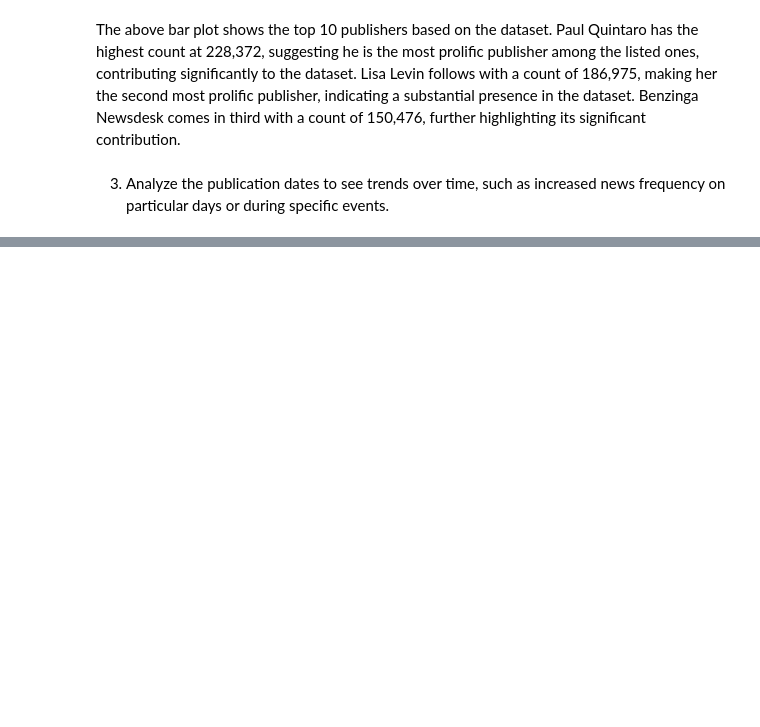
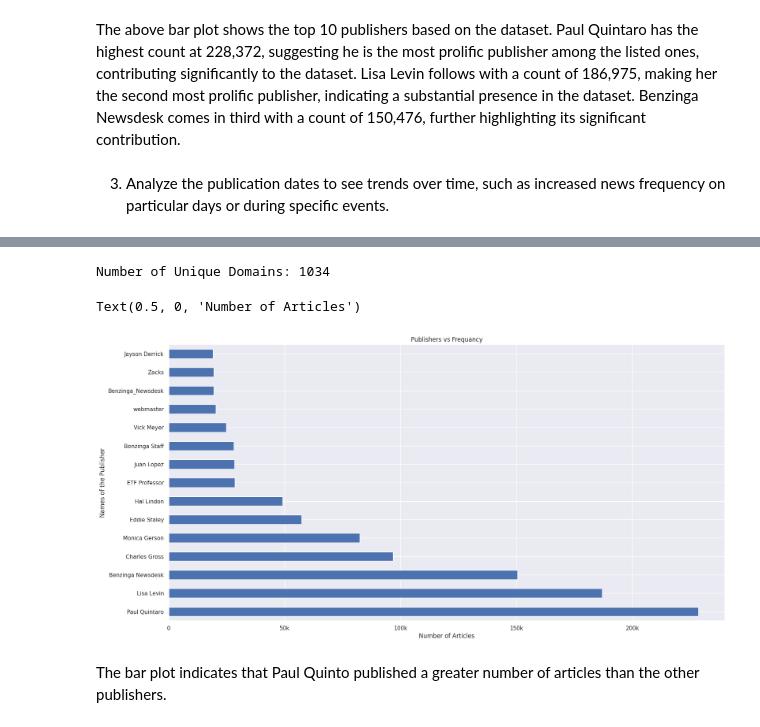
Before and after one commit to der-bew/10ac_week1, a Jupyter notebook: notebooks/Stock_EDA.ipynb, the cells around one changed output, grey strips where cells are left out. Saved outputs shown, nothing was run; the diff lists cells and outputs as text; code cells hidden in the pictures; blank space fills up the shorter version.

```diff
--- a/notebooks/Stock_EDA.ipynb
+++ b/notebooks/Stock_EDA.ipynb
@@ -193,0 +231,23 @@ Text(0, 0.5, 'Number of Articles')
+# %%
+#stock_df_copy['domain'] = stock_df_copy['publisher'].str.extract(r'@(\w+)', expand=False)
+
+# Counting unique publishers
+unique_domains = stock_df_copy['publisher'].nunique()
+print(f"Number of Unique Domains: {unique_domains}")
+# %% [output]
+Number of Unique Domains: 1034
+# %%
+# Analyzing contributions of publisher
+#contributions_by_domain = stock_df_copy['publisher'].value_counts()
+#print(contributions_by_domain)
+plt.figure(figsize=(20, 10))
+stock_df_copy['publisher'].value_counts()[:15].plot(kind='barh')
+plt.title('Publishers vs Frequancy')
+plt.ylabel('Names of the Publisher')
+plt.xticks([0, 50000, 100000, 150000, 200000], [0, '50k', '100k', '150k', '200k'])
+plt.xlabel('Number of Articles')
+# %% [output]
+Text(0.5, 0, 'Number of Articles')
+[figure, added]
+# %% [markdown]
+The bar plot indicates that Paul Quinto published a greater number of articles than the other publishers.
```
Also changed, not shown: parts of 12 cells of this notebook.
